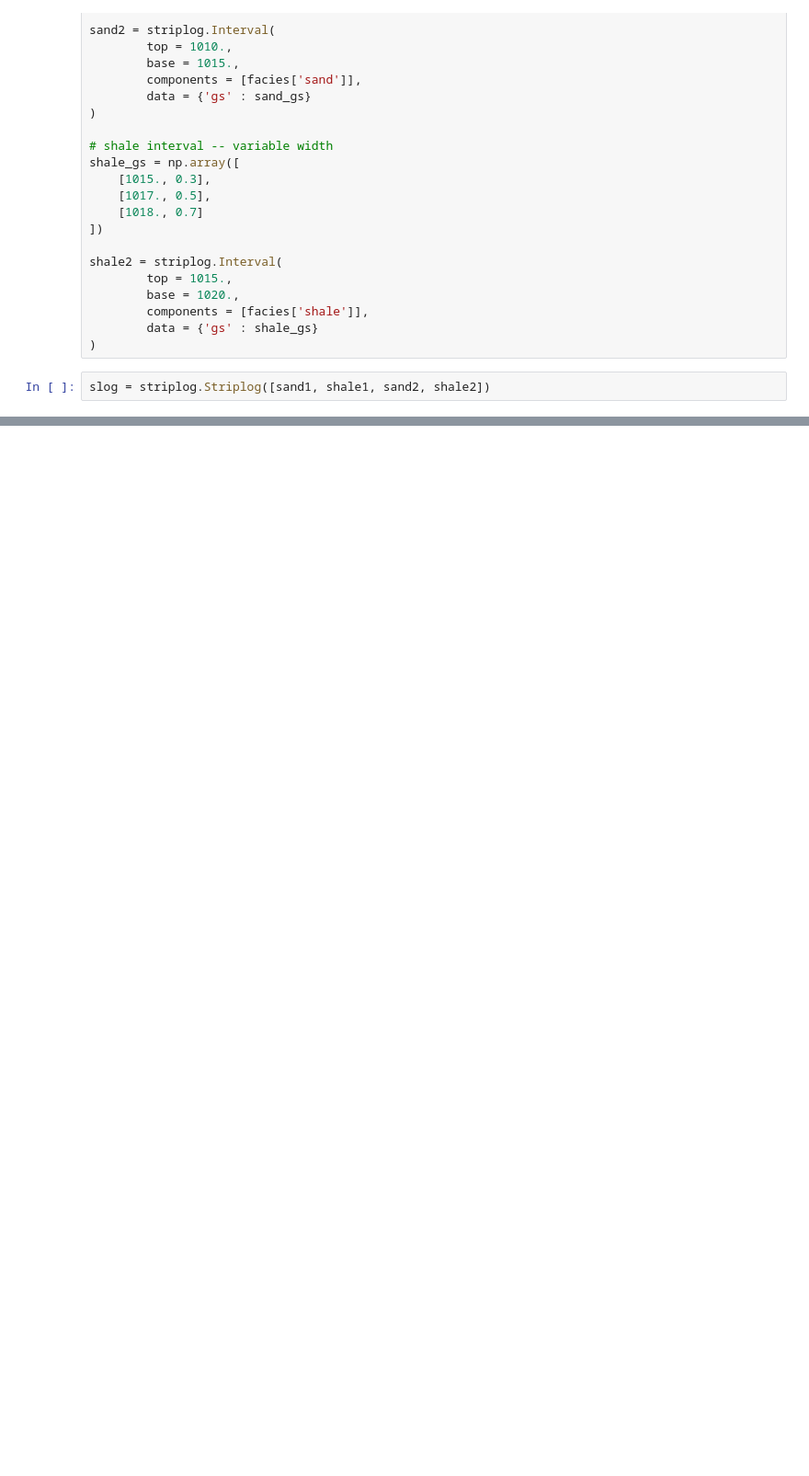
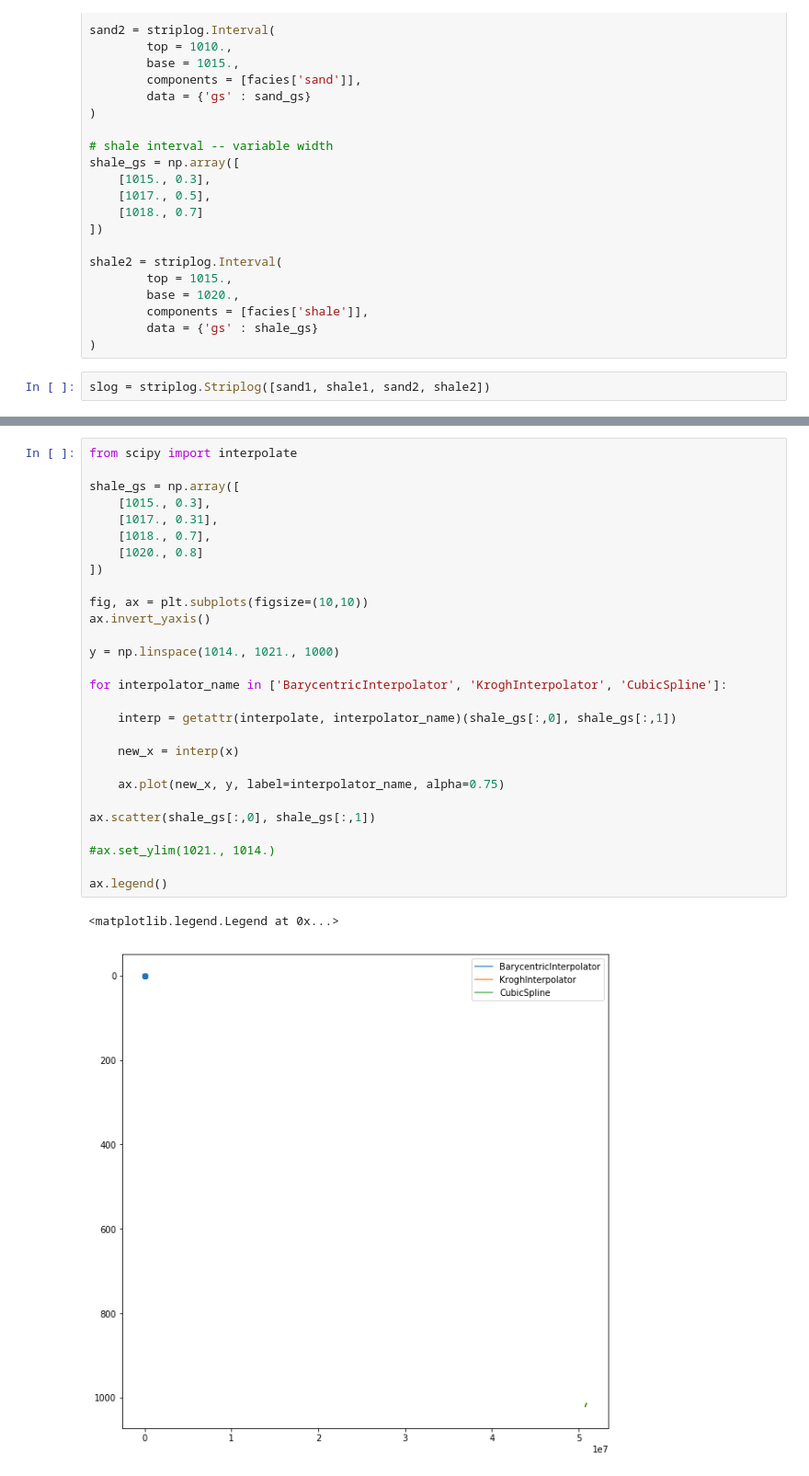
Before and after one commit to rgmyr/striplog, a Jupyter notebook: tutorial/test_polygon.ipynb, the cells around one changed output, grey strips where cells are left out. Shown: that part at 92% size. Saved outputs shown, nothing was run; the diff lists cells and outputs as text; blank space fills up the shorter version.

```diff
--- a/tutorial/test_polygon.ipynb
+++ b/tutorial/test_polygon.ipynb
@@ -78,0 +165,31 @@ ax = slog.plot(field='gs', ax=ax, legend=legend)
+# %%
+from scipy import interpolate
+
+shale_gs = np.array([
+    [1015., 0.3],
+    [1017., 0.31],
+    [1018., 0.7],
+    [1020., 0.8]
+])
+
+fig, ax = plt.subplots(figsize=(10,10))
+ax.invert_yaxis()
+
+y = np.linspace(1014., 1021., 1000)
+
+for interpolator_name in ['BarycentricInterpolator', 'KroghInterpolator', 'CubicSpline']:
+
+    interp = getattr(interpolate, interpolator_name)(shale_gs[:,0], shale_gs[:,1])
+
+    new_x = interp(x)
+
+    ax.plot(new_x, y, label=interpolator_name, alpha=0.75)
+
+ax.scatter(shale_gs[:,0], shale_gs[:,1])
+
+#ax.set_ylim(1021., 1014.)
+
+ax.legend()
+# %% [output]
+<matplotlib.legend.Legend at 0x...>
+[figure, added]
```
Also changed, not shown: parts of 4 cells of this notebook, 3 other files.
